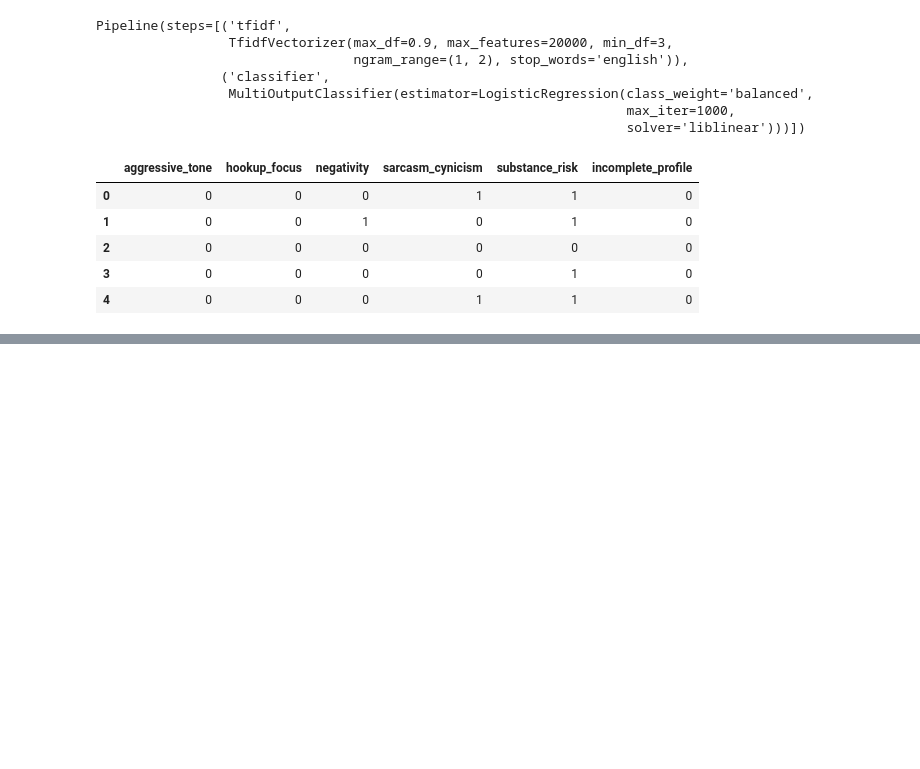
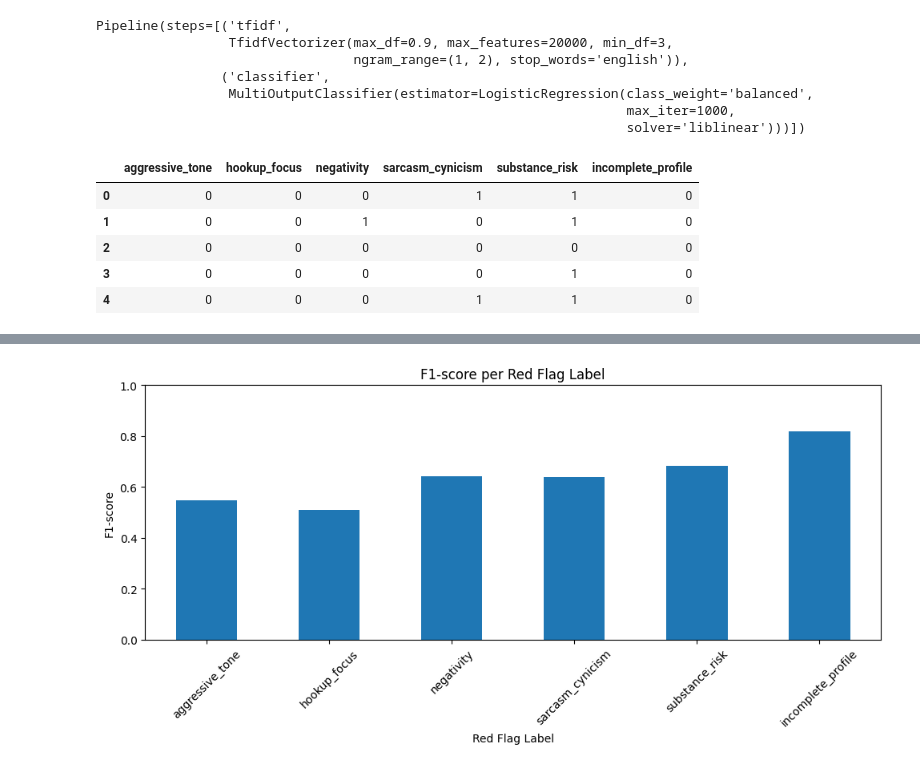
Before and after one commit to SyamilC/Red-Flagger, a Jupyter notebook: notebooks/02_nlp_model_training.ipynb, the cells around one changed output, grey strips where cells are left out. Drawn from its saved outputs; the diff is of its cells as text; code cells hidden in the pictures; blank space fills up the shorter version.

```diff
--- a/notebooks/02_nlp_model_training.ipynb
+++ b/notebooks/02_nlp_model_training.ipynb
@@ -178,0 +237,12 @@ y_pred_df.head()
+# %%
+report_dict = classification_report(
+    y_test,
+    y_pred,
+    target_names=label_columns,
+    output_dict=True,
+    zero_division=0
+)
+
+report_df = pd.DataFrame(report_dict).T
+
+report_df
@@ -178,0 +261,4 @@ y_pred_df.head()
+# %%
+per_label_report = report_df.loc[label_columns, ["precision", "recall", "f1-score", "support"]]
+
+per_label_report
@@ -178,0 +273,12 @@ y_pred_df.head()
+# %%
+plt.figure(figsize=(10, 5))
+per_label_report["f1-score"].plot(kind="bar")
+plt.title("F1-score per Red Flag Label")
+plt.xlabel("Red Flag Label")
+plt.ylabel("F1-score")
+plt.ylim(0, 1)
+plt.xticks(rotation=45)
+plt.tight_layout()
+plt.show()
+# %% [output]
+[figure, added]
```
Also changed, not shown: parts of 15 cells of this notebook.
